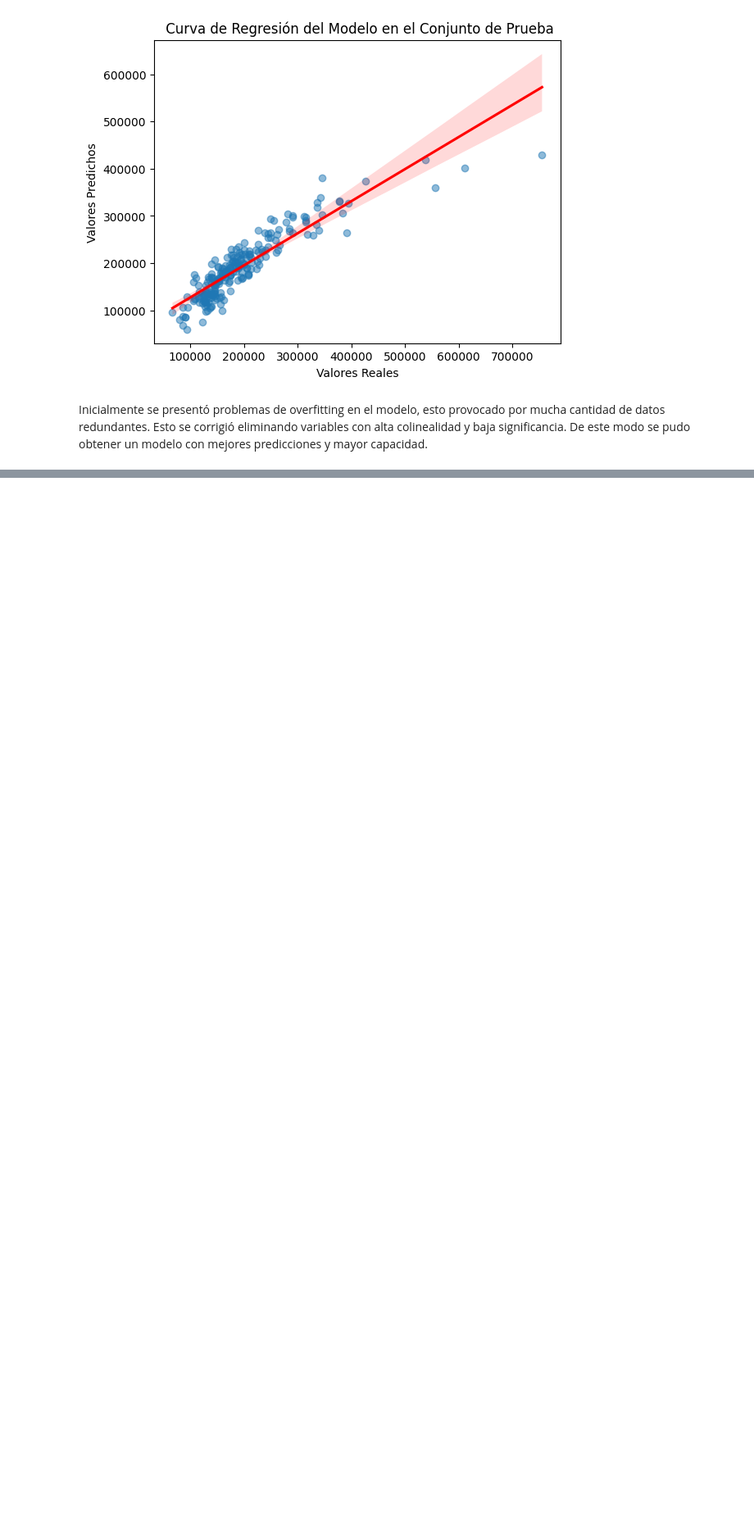
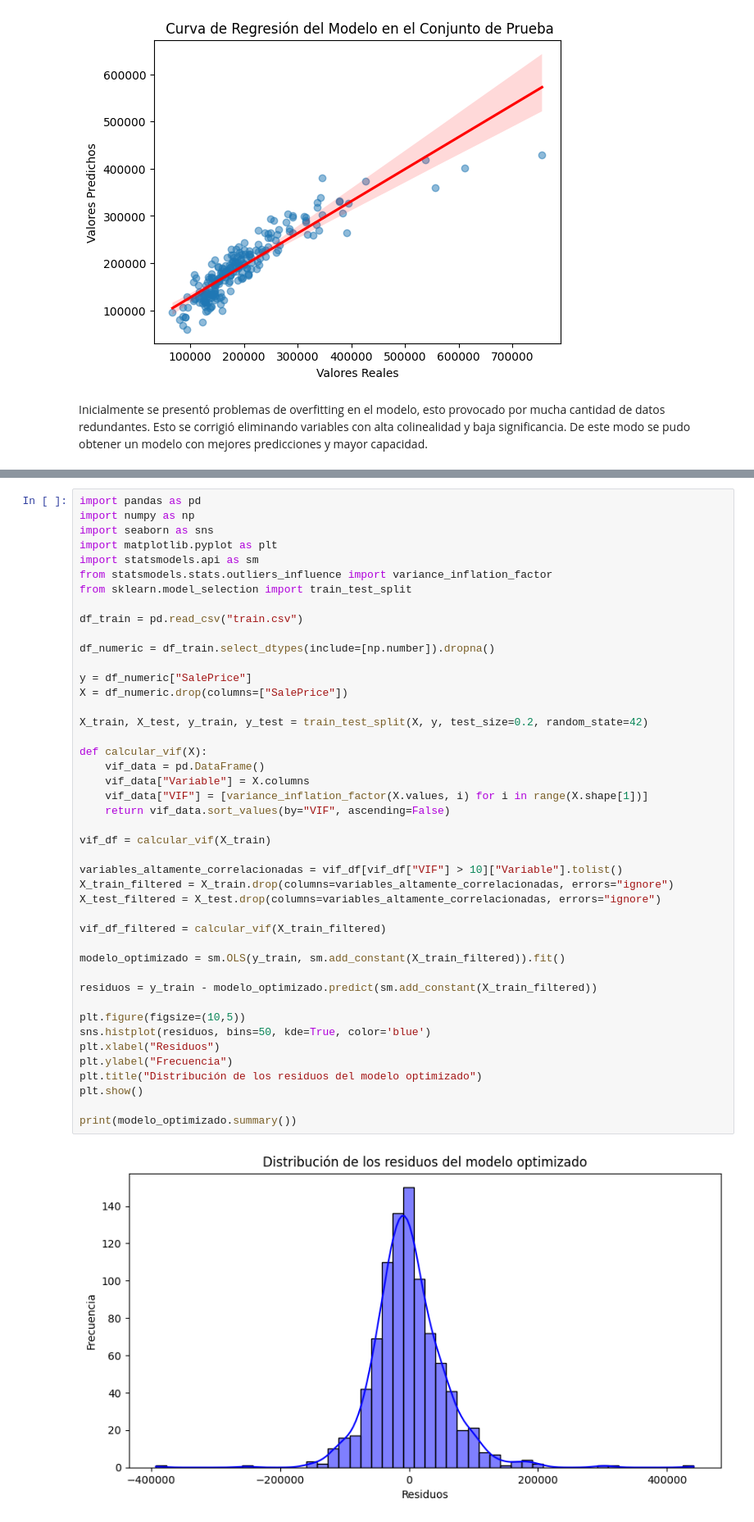
Before and after one commit to SRV-JSPA/Proyecto1_MD, a Jupyter notebook: proyecto1.ipynb, the cells around one changed output, grey strips where cells are left out. Shown at 82% size. Drawn from its saved outputs; the diff is of its cells as text; blank space fills up the shorter version.

```diff
--- a/proyecto1.ipynb
+++ b/proyecto1.ipynb
@@ -598,0 +601,46 @@ Inicialmente se presentó problemas de overfitting en el modelo, esto provocado
+# %%
+import pandas as pd
+import numpy as np
+import seaborn as sns
+import matplotlib.pyplot as plt
+import statsmodels.api as sm
+from statsmodels.stats.outliers_influence import variance_inflation_factor
+from sklearn.model_selection import train_test_split
+
+df_train = pd.read_csv("train.csv")
+
+df_numeric = df_train.select_dtypes(include=[np.number]).dropna()
+
+y = df_numeric["SalePrice"]
+X = df_numeric.drop(columns=["SalePrice"])
+
+X_train, X_test, y_train, y_test = train_test_split(X, y, test_size=0.2, random_state=42)
+
+def calcular_vif(X):
+    vif_data = pd.DataFrame()
+    vif_data["Variable"] = X.columns
+    vif_data["VIF"] = [variance_inflation_factor(X.values, i) for i in range(X.shape[1])]
+    return vif_data.sort_values(by="VIF", ascending=False)
+
+vif_df = calcular_vif(X_train)
+
+variables_altamente_correlacionadas = vif_df[vif_df["VIF"] > 10]["Variable"].tolist()
+X_train_filtered = X_train.drop(columns=variables_altamente_correlacionadas, errors="ignore")
+X_test_filtered = X_test.drop(columns=variables_altamente_correlacionadas, errors="ignore")
+
+vif_df_filtered = calcular_vif(X_train_filtered)
+
+modelo_optimizado = sm.OLS(y_train, sm.add_constant(X_train_filtered)).fit()
+
+residuos = y_train - modelo_optimizado.predict(sm.add_constant(X_train_filtered))
+
+plt.figure(figsize=(10,5))
+sns.histplot(residuos, bins=50, kde=True, color='blue')
+plt.xlabel("Residuos")
+plt.ylabel("Frecuencia")
+plt.title("Distribución de los residuos del modelo optimizado")
+plt.show()
+
+print(modelo_optimizado.summary())
+# %% [output]
+[figure, added]
```
Also changed, not shown: parts of 8 cells of this notebook.
